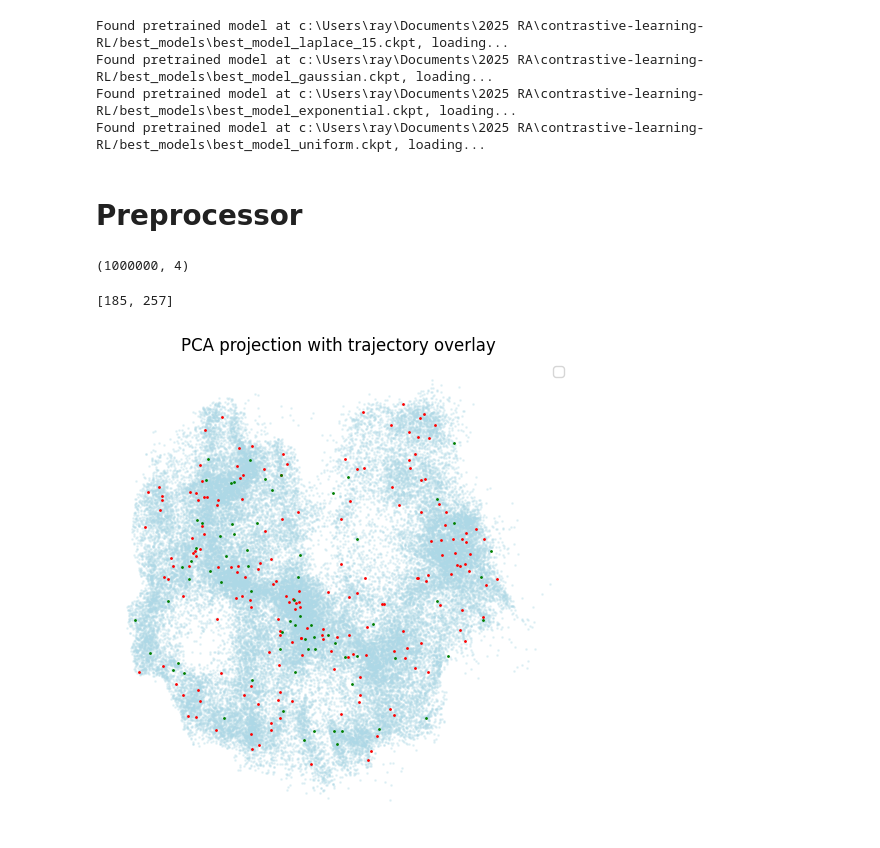
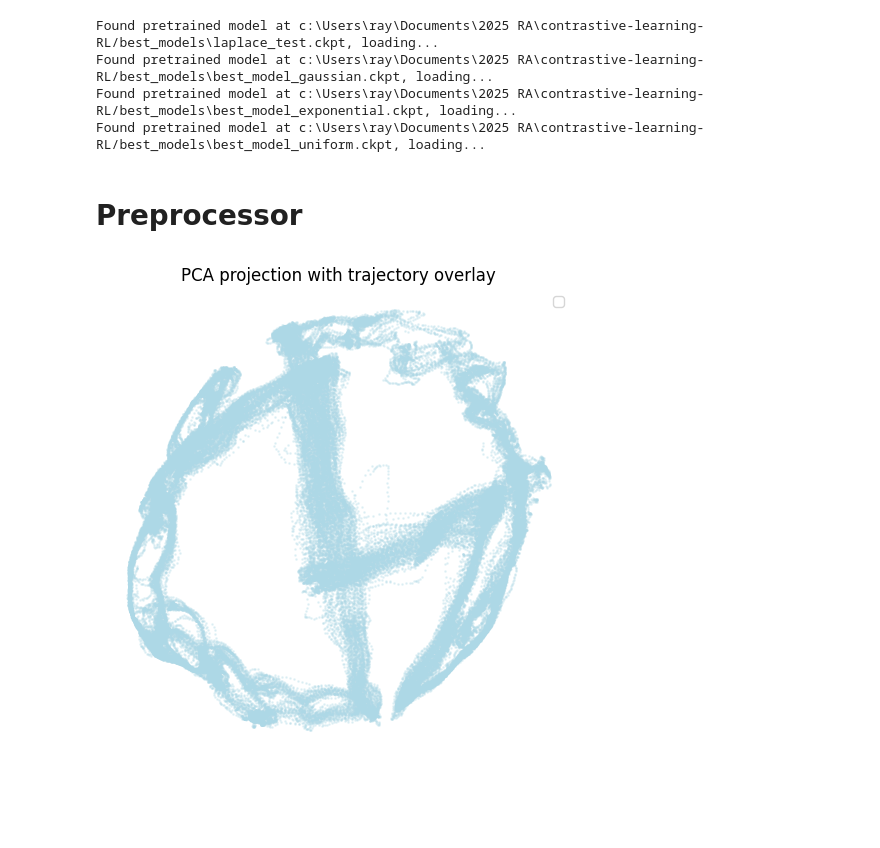
Before and after one commit to Ray-Shu/contrastive-abstraction-rl, a Jupyter notebook: visuals.ipynb, the cells around one changed output. Drawn from its saved outputs; the diff is of its cells as text; code cells hidden in the pictures; blank space fills up the shorter version.

Commit message:
visuals update

```diff
--- a/visuals.ipynb
+++ b/visuals.ipynb
@@ -19,7 +20,7 @@ PROJECT_ROOT = os.getcwd()
 # %%
 # Get all 4 models
 
-model_name_1 = "best_model_laplace_15.ckpt"
+model_name_1 = "laplace_test.ckpt"
 pretrained_model_file = os.path.join(PROJECT_ROOT+ "/best_models", model_name_1)
 
 if os.path.isfile(pretrained_model_file):
@@ -50,13 +51,13 @@ if os.path.isfile(pretrained_model_file):
     print(f"Found pretrained model at {pretrained_model_file}, loading...")
     uniform_model = mlpCL.load_from_checkpoint(pretrained_model_file, map_location=torch.device(DEVICE))
 # %% [output]
-Found pretrained model at c:\Users\ray\Documents\2025 RA\contrastive-learning-RL/best_models\best_model_laplace_15.ckpt, loading...
+Found pretrained model at c:\Users\ray\Documents\2025 RA\contrastive-learning-RL/best_models\laplace_test.ckpt, loading...
 Found pretrained model at c:\Users\ray\Documents\2025 RA\contrastive-learning-RL/best_models\best_model_gaussian.ckpt, loading...
 Found pretrained model at c:\Users\ray\Documents\2025 RA\contrastive-learning-RL/best_models\best_model_exponential.ckpt, loading...
 Found pretrained model at c:\Users\ray\Documents\2025 RA\contrastive-learning-RL/best_models\best_model_uniform.ckpt, loading...
 # %%
 # Get states from dataset
-d = sample_states(MINARI_DATASET, 1_000_000, save_n_trajectories=2)
+d = sample_states(MINARI_DATASET, TOTAL_STATES,)
 # %% [markdown]
 # Preprocessor
 # %%
@@ -94,42 +95,36 @@ def process_states(states) -> list:
     pca_expo = pca.fit_transform(norm_expo_z)
     pca_uniform = pca.fit_transform(norm_uniform_z)
 
-    return [pca_laplace, pca_gauss, pca_expo, pca_uniform]
+    return [pca_laplace, pca_gauss, pca_expo, pca_uniform, pca]
-# %%
-d["states"].shape
-# %% [output]
-(1000000, 4)
 # %%
 states = d["states"]
 
 # Subsample from the states array so there isn't so much clutter on visualization
-idx = np.random.choice(np.arange(1_000_000), size=50_000, replace=False)
+idx = np.random.choice(np.arange(TOTAL_STATES), size=TOTAL_STATES, replace=False)
 new_states = states[idx]
 
 pca_states = process_states(new_states)
 
-t1 = [x[0 : d["trajectory_idx"][0]] for x in pca_states]
-t2 = [x[d["trajectory_idx"][0] : d["trajectory_idx"][1]] for x in pca_states]
+#t1 = [x[0 : d["trajectory_idx"][0]] for x in pca_states]
+#t2 = [x[d["trajectory_idx"][0] : d["trajectory_idx"][1]] for x in pca_states]
 
-print(d["trajectory_idx"])
+#print(d["trajectory_idx"])
-# %% [output]
-[185, 257]
 # %%
-i = 0
+i = 1
 
 plt.figure(figsize=(6,6))
 plt.scatter(pca_states[i][:, 0], pca_states[i][:, 1], s=1, c="lightblue", alpha=0.25)
-plt.scatter(t1[i][:, 0], t1[i][:, 1], s=1, c="red")
-plt.scatter(t2[i][:, 0], t2[i][:, 1], s=1, c="green")
+#plt.scatter(t1[i][:, 0], t1[i][:, 1], s=1, c="red")
+#plt.scatter(t2[i][:, 0], t2[i][:, 1], s=1, c="green")
 
 
 plt.axis("off")
 plt.legend()
 plt.title("PCA projection with trajectory overlay")
 plt.show()
 
 #plt.scatter(pca_gauss[:, 0], pca_gauss[:, 1], s=1, c="red", alpha=0.1)
 #plt.scatter(pca_expo[:, 0], pca_expo[:, 1], s=1, c="green", alpha=0.1)
 #plt.scatter(pca_uniform[:, 0], pca_uniform[:, 1], s=1, c="purple", alpha=0.1)
 # %% [output]
-[figure, old version]
+[figure, new version]
```
Also changed, not shown: parts of 3 cells of this notebook.
